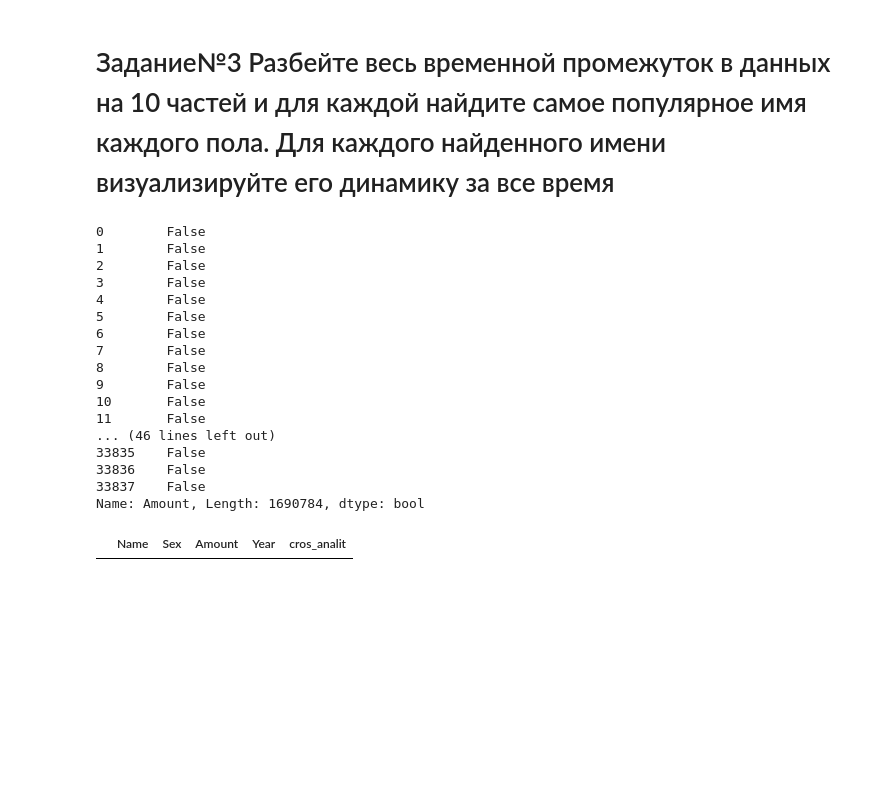
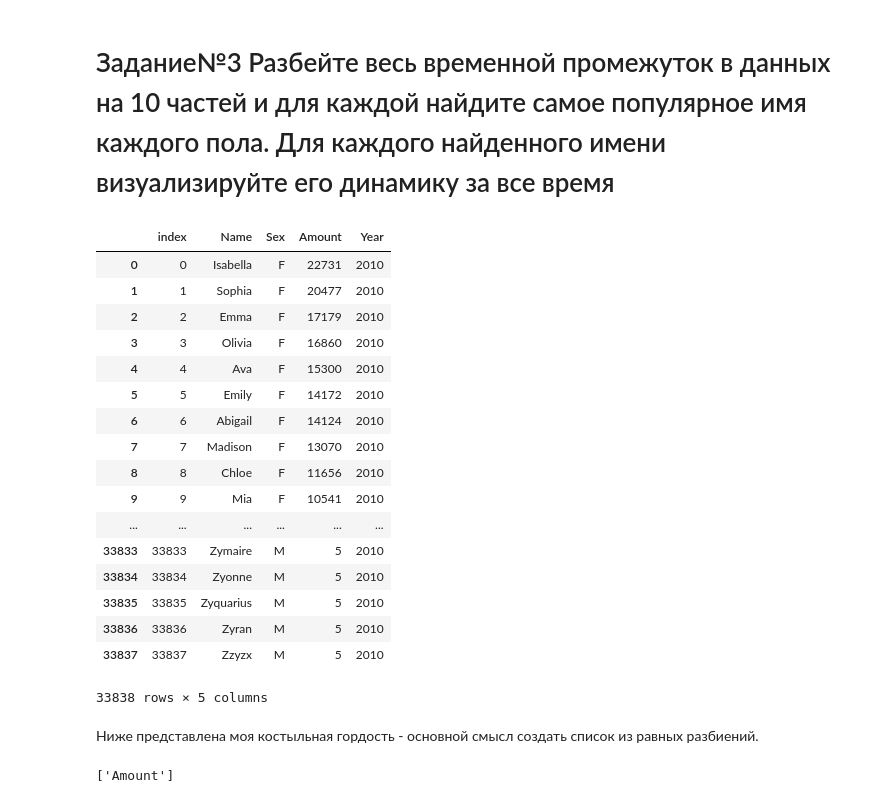
Before and after one commit to Clareety/otus_data_science, a Jupyter notebook: Visualization HW Dikov V3.ipynb, the cells around one changed output. Saved outputs shown, nothing was run; the diff lists cells and outputs as text; code cells hidden in the pictures; blank space fills up the shorter version.

```diff
--- a/Visualization HW Dikov V3.ipynb
+++ b/Visualization HW Dikov V3.ipynb
@@ -234,24 +220,0 @@ max_amounts = np.array(year_groups['Amount'])
-# %%
-dfc['Amount'] == any(max_amounts)
-# %% [output]
-0        False
-1        False
-2        False
-3        False
-4        False
-5        False
-6        False
-7        False
-8        False
-9        False
-10       False
-11       False
-... (46 lines left out)
-33835    False
-33836    False
-33837    False
-Name: Amount, Length: 1690784, dtype: bool
-# %%
-test
-# %% [output]
-|  | Name | Sex | Amount | Year | cros_analit |
@@ -257,0 +224,26 @@ test
+# %%
+new_df = df.reset_index()
+new_df['Year'] = pd.to_numeric(new_df['Year'])
+# %%
+new_df
+# %% [output]
+|  | index | Name | Sex | Amount | Year |
+| 0 | 0 | Isabella | F | 22731 | 2010 |
+| 1 | 1 | Sophia | F | 20477 | 2010 |
+| 2 | 2 | Emma | F | 17179 | 2010 |
+| 3 | 3 | Olivia | F | 16860 | 2010 |
+| 4 | 4 | Ava | F | 15300 | 2010 |
+| 5 | 5 | Emily | F | 14172 | 2010 |
+| 6 | 6 | Abigail | F | 14124 | 2010 |
+| 7 | 7 | Madison | F | 13070 | 2010 |
+| 8 | 8 | Chloe | F | 11656 | 2010 |
+| 9 | 9 | Mia | F | 10541 | 2010 |
+| ... | ... | ... | ... | ... | ... |
+| 33833 | 33833 | Zymaire | M | 5 | 2010 |
+| 33834 | 33834 | Zyonne | M | 5 | 2010 |
+| 33835 | 33835 | Zyquarius | M | 5 | 2010 |
+| 33836 | 33836 | Zyran | M | 5 | 2010 |
+| 33837 | 33837 | Zzyzx | M | 5 | 2010 |
+33838 rows × 5 columns
+# %% [markdown]
+Ниже представлена моя костыльная гордость - основной смысл создать список из равных разбиений.
@@ -257,0 +272,4 @@ test
+# %%
+print(list(Year_group.columns.values))
+# %% [output]
+['Amount']
```
Also changed, not shown: parts of 16 cells of this notebook.
